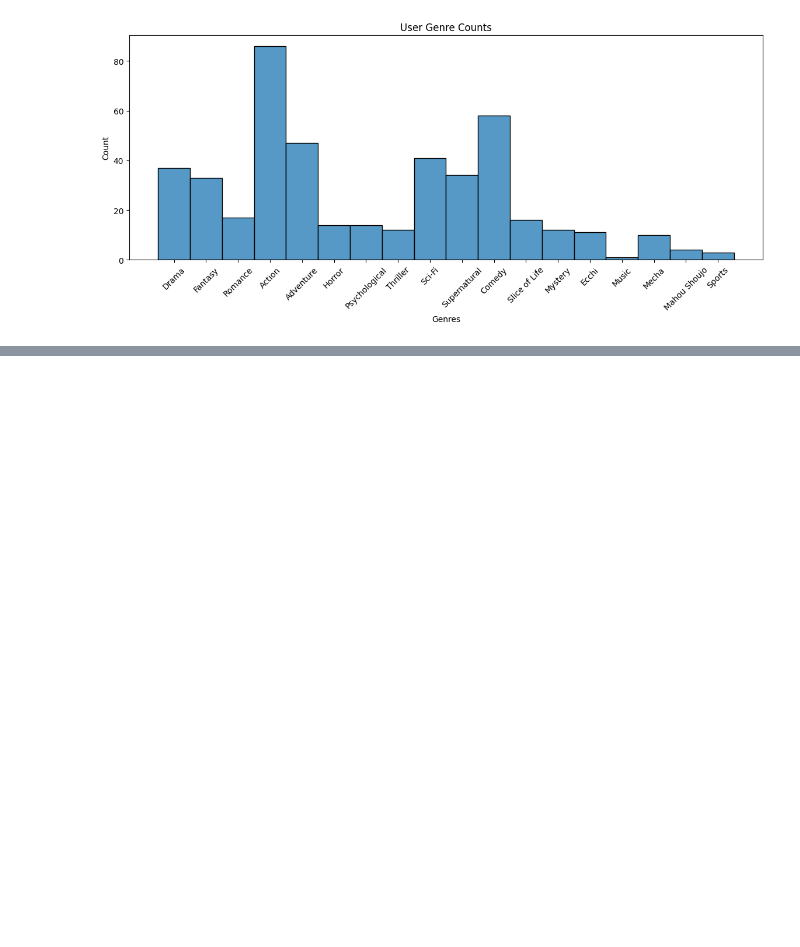
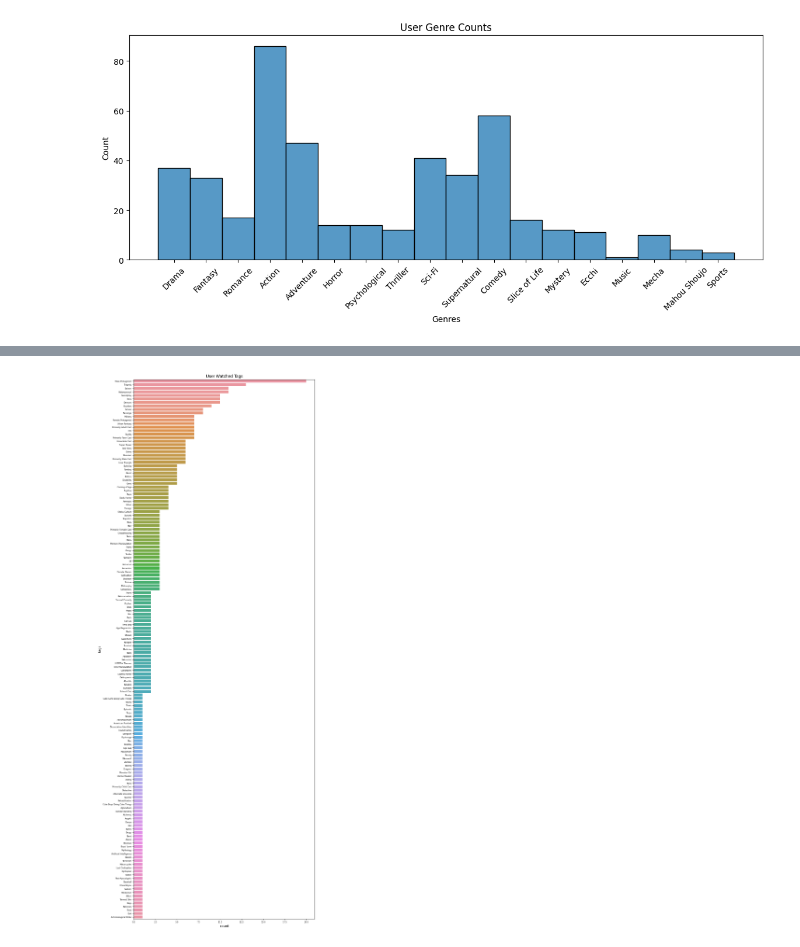
Before and after one commit to barrettotte/anilist-ml, a Jupyter notebook: explore.ipynb, the cells around one changed output, grey strips where cells are left out. Cells and saved outputs as stored; diff of their text form; code cells hidden in the pictures; blank space fills up the shorter version.

```diff
--- a/explore.ipynb
+++ b/explore.ipynb
@@ -198,0 +213,15 @@ plt.close()
+# %%
+df = (pd.merge(user_df[user_df['status'] == 'COMPLETED'], anime_df, left_on='media_id', right_on='id', how='inner')
+            .filter(['tags']))
+df['tags'] = df['tags'].apply(json.loads).explode('tags').dropna()
+
+fig, ax = plt.subplots(figsize=(10,30))
+ax.set_title('User Watched Tags')
+ax.tick_params(labelsize=6)
+sns.countplot(ax=ax, y='tags', data=df, order=df['tags'].value_counts().index)
+
+plt.show()
+plt.grid()
+plt.close()
+# %% [output]
+[figure, added]
```
Also changed, not shown: parts of 4 cells of this notebook, 2 other files.
